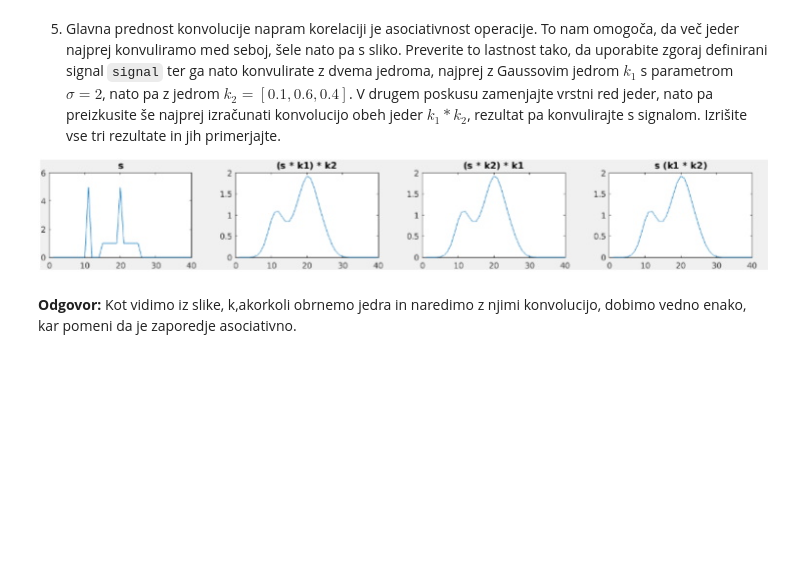
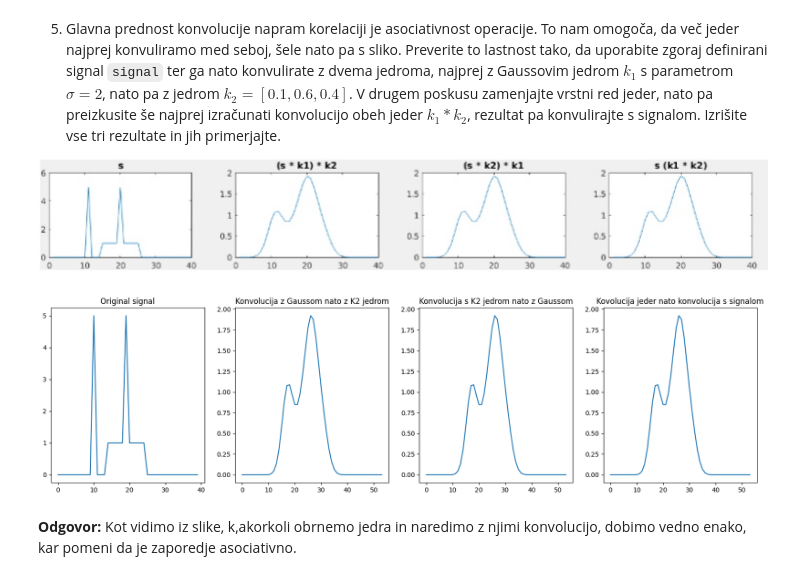
Before and after one commit to Krevs321/Robotika, a Jupyter notebook: vaja2.ipynb, the cells around one changed output. Drawn from its saved outputs; the diff is of its cells as text; code cells hidden in the pictures; blank space fills up the shorter version.

```diff
--- a/vaja2.ipynb
+++ b/vaja2.ipynb
@@ -151,34 +146,40 @@ plt.show()
 # %%
 # TO-DO
 def con_sk1(signal, i):
     new_sig = signal.copy()
     if i == 1:
         k1 = simple_gauss(2)
         new_sig = scipy.signal.convolve(new_sig, k1)
         k2 = [0.1, 0.6, 0.4]
         new_sig = scipy.signal.convolve(new_sig, k2)
     elif i == 2:
         k2 = [0.1, 0.6, 0.4]
         new_sig = scipy.signal.convolve(new_sig, k2)
         k1 = simple_gauss(2)
         new_sig = scipy.signal.convolve(new_sig, k1)
     elif i == 3:
         k2 = [0.1, 0.6, 0.4]
         k1 = simple_gauss(2)
         k1k2 = scipy.signal.convolve(k1, k2)
         new_sig = scipy.signal.convolve(new_sig, k1k2)
     return new_sig
 
-plt.figure(figsize=(15,2))
+plt.figure(figsize=(20,5))
 plt.subplot(1, 4, 1)
+plt.title("Original signal")
 plt.plot(signal)
 plt.subplot(1, 4, 2)
+plt.title("Konvolucija z Gaussom nato z K2 jedrom")
 plt.plot(con_sk1(signal, 1))
 plt.subplot(1, 4, 3)
+plt.title("Konvolucija s K2 jedrom nato z Gaussom")
 plt.plot(con_sk1(signal, 1))
 plt.subplot(1, 4, 4)
+plt.title("Kovolucija jeder nato konvolucija s signalom")
 plt.plot(con_sk1(signal, 3))
 plt.show()
+# %% [output]
+[figure, added]
 # %% [markdown]
 **Odgovor:** Kot vidimo iz slike, k,akorkoli obrnemo jedra in naredimo z njimi konvolucijo, dobimo vedno enako, kar pomeni da je zaporedje asociativno.
 # %% [markdown]
```
Also changed, not shown: parts of 12 cells of this notebook.
